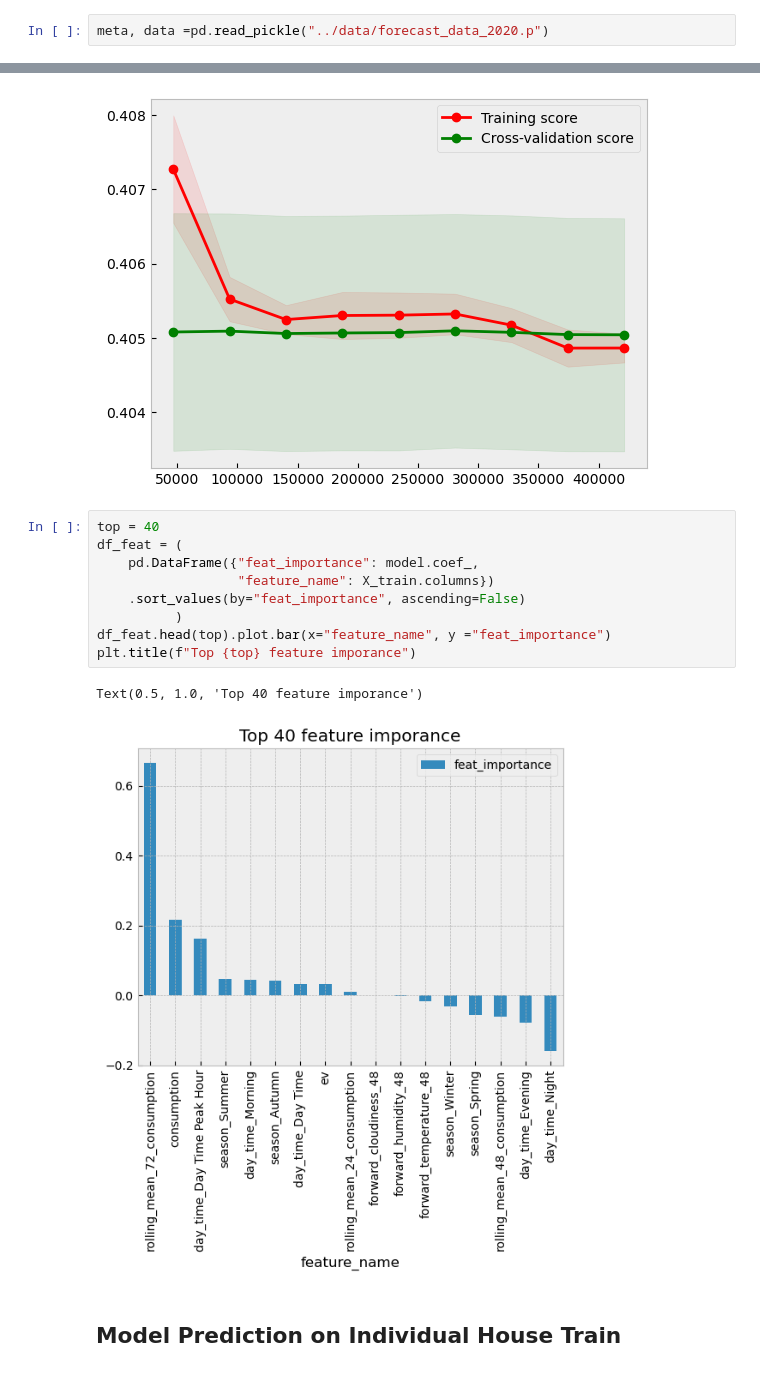
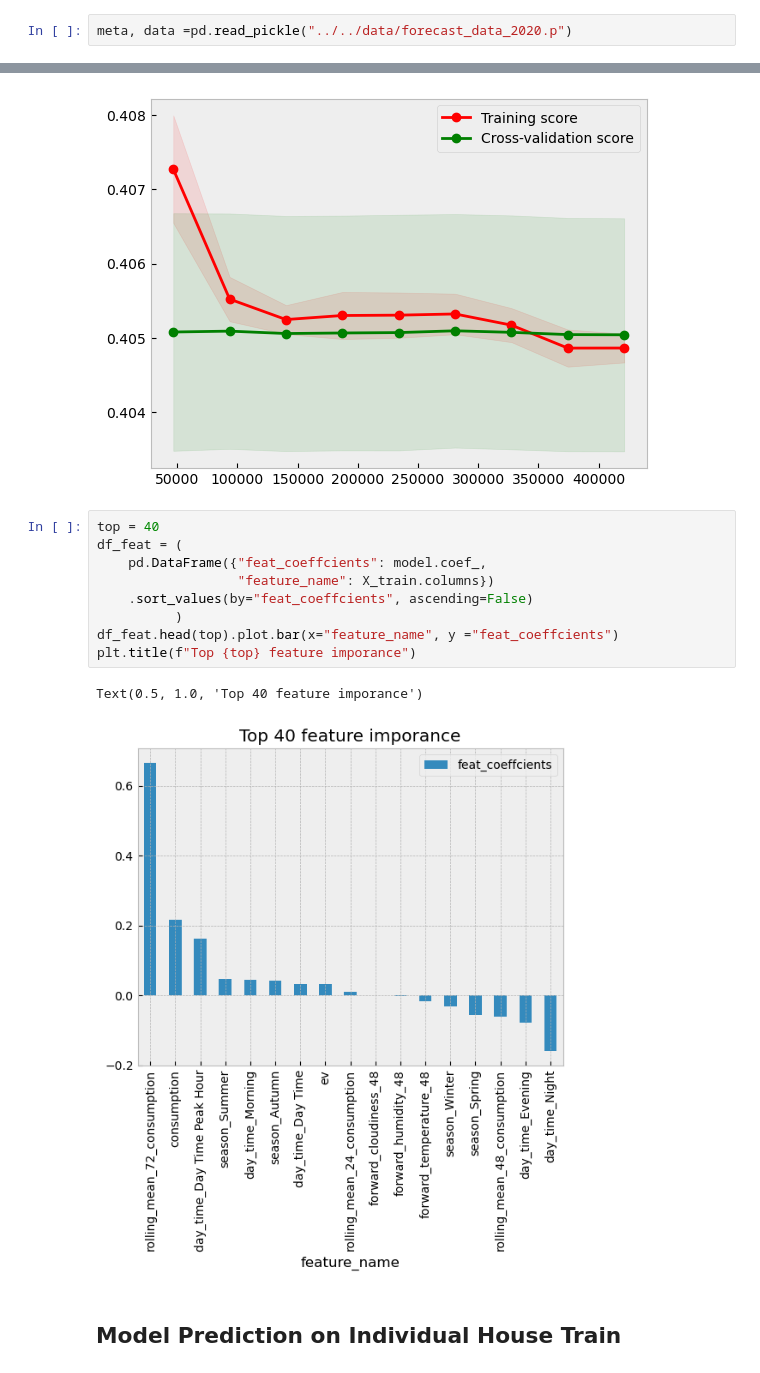
Before and after one commit to StrangeLve/EnergyForecasting, a Jupyter notebook: notebooks/Model/Model_hourly_LinearRegression.ipynb, the cells around one changed output, grey strips where cells are left out. Cells and saved outputs as stored; diff of their text form.

```diff
--- a/notebooks/Model/Model_hourly_LinearRegression.ipynb
+++ b/notebooks/Model/Model_hourly_LinearRegression.ipynb
@@ -48,7 +41,7 @@ The autoreload extension is already loaded. To reload it, use:
 # %% [markdown]
 ## Read Data
 # %%
-meta, data =pd.read_pickle("../data/forecast_data_2020.p")
+meta, data =pd.read_pickle("../../data/forecast_data_2020.p")
 # %%
 homes_indexes = data.columns.get_level_values(0).unique()
 # %%
@@ -237,15 +230,15 @@ plt.legend(loc="best")
 # %%
 top = 40
 df_feat = (
-    pd.DataFrame({"feat_importance": model.coef_,
+    pd.DataFrame({"feat_coeffcients": model.coef_,
                   "feature_name": X_train.columns})
-    .sort_values(by="feat_importance", ascending=False)
+    .sort_values(by="feat_coeffcients", ascending=False)
           )
-df_feat.head(top).plot.bar(x="feature_name", y ="feat_importance")
+df_feat.head(top).plot.bar(x="feature_name", y ="feat_coeffcients")
 plt.title(f"Top {top} feature imporance")
 # %% [output]
 Text(0.5, 1.0, 'Top 40 feature imporance')
-[figure, old version]
+[figure, new version]
 # %% [markdown]
 ## Model Prediction on Individual House Train
 # %%
```
Also changed, not shown: parts of 3 cells of this notebook, 5 other files.
